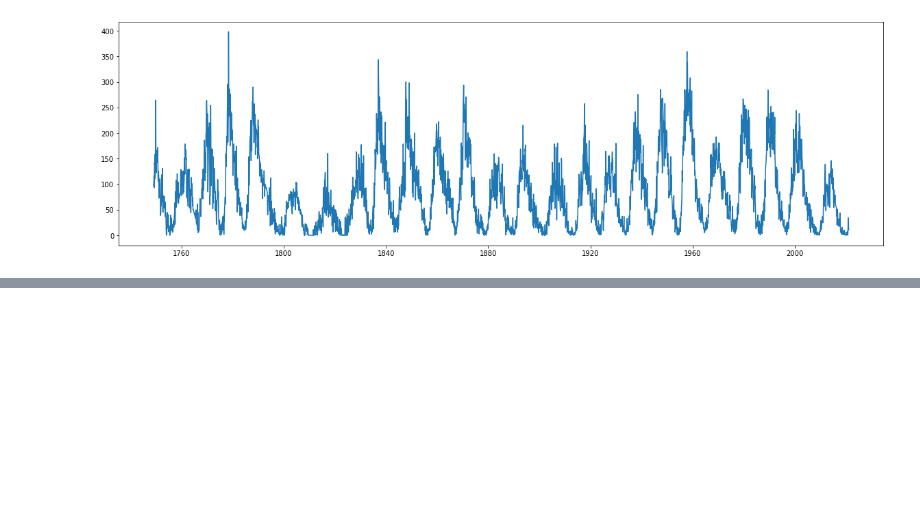
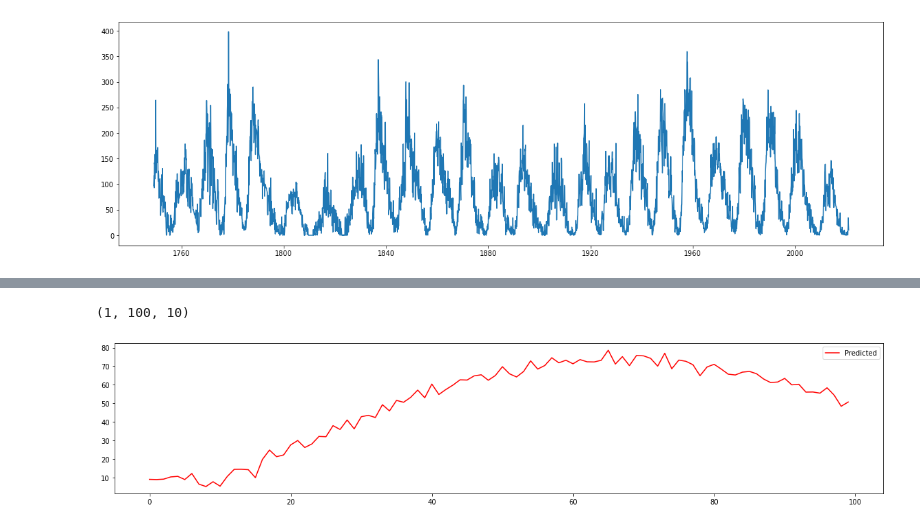
Before and after one commit to brainmentorspvtltd/TP_ML_March_2022, a Jupyter notebook: DeepLearningTP/RNN/RNN_TimeSeries.ipynb, the cells around one changed output, grey strips where cells are left out. Drawn from its saved outputs; the diff is of its cells as text; code cells hidden in the pictures; blank space fills up the shorter version.

```diff
--- a/DeepLearningTP/RNN/RNN_TimeSeries.ipynb
+++ b/DeepLearningTP/RNN/RNN_TimeSeries.ipynb
@@ -64,0 +392,2 @@ _________________________________________________________________
+# %%
+last_x = minmax.transform([[last_data]])
@@ -64,0 +398,2 @@ _________________________________________________________________
+# %%
+future_pred = singleShotModel.predict(last_x)
@@ -64,0 +402,8 @@ _________________________________________________________________
+# %%
+future_pred.shape
+# %% [output]
+(1, 100, 10)
+# %%
+future_pred = future_pred[0][:,0]
+# %%
+future_pred = minmax.inverse_transform(future_pred.reshape(-1,1))
@@ -64,0 +412,7 @@ _________________________________________________________________
+# %%
+plt.figure(figsize=(20,4))
+plt.plot(future_pred, label="Predicted", color='red')
+plt.legend()
+plt.show()
+# %% [output]
+[figure, added]
```
Also changed, not shown: parts of 51 cells of this notebook.
